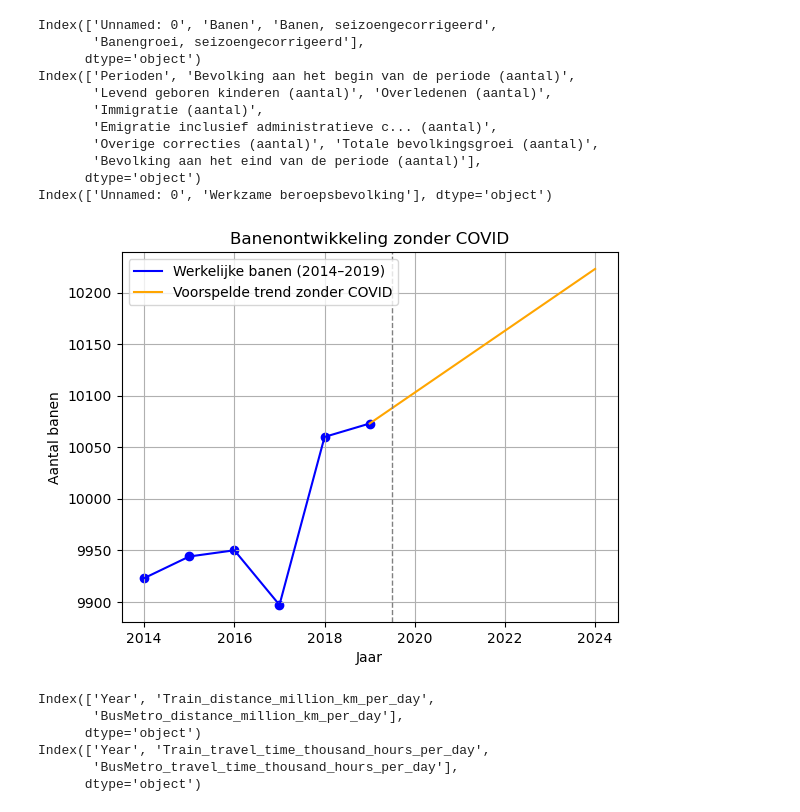
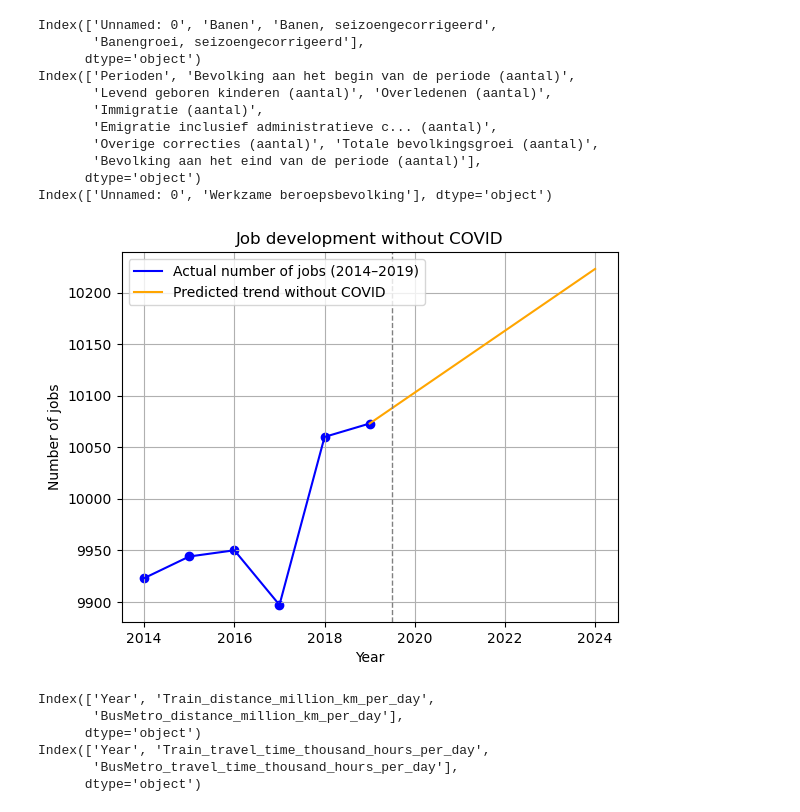
Before and after one commit to lotterus2003/groep24, a Jupyter notebook: subquestion 2/subq 2 py.ipynb, the cells around one changed output. Drawn from its saved outputs; the diff is of its cells as text; code cells hidden in the pictures.

```diff
--- a/subquestion 2/subq 2 py.ipynb
+++ b/subquestion 2/subq 2 py.ipynb
@@ -71,7 +71,7 @@ laatste_banen = recent_years.loc[recent_years["Jaar"] == laatste_jaar, "Banen"].
 toekomstige_jaren = range(2020, 2025)
 toekomstige_banen = [laatste_banen + groei_per_jaar * (jaar - laatste_jaar) for jaar in toekomstige_jaren]
 
-voorspelde_jaren = [2019] + list(toekomstige_jaren)
+voorspelde_jaren = [laatste_jaar] + list(toekomstige_jaren)
 voorspelde_banen = [laatste_banen] + toekomstige_banen
 
 banen_extrapolatie = pd.DataFrame({
@@ -85,39 +85,39 @@ banen_compleet = pd.concat([
     recent_years[["Jaar", "Banen"]].rename(columns={"Banen": "Banen_voorspeld"}),
     banen_extrapolatie
 ])
 
 plt.plot(
     recent_years["Jaar"],
     recent_years["Banen"],
-    label="Werkelijke banen (2014–2019)",
+    label="Actual number of jobs (2014–2019)",
     color="blue"
 )
 plt.scatter(
     recent_years["Jaar"],
     recent_years["Banen"],
     color="blue"
 )
 
 # Oranje lijn: voorspelde banen (2020–2024), zonder punten
 plt.plot(
     banen_extrapolatie["Jaar"],
     banen_extrapolatie["Banen_voorspeld"],
-    label="Voorspelde trend zonder COVID",
+    label="Predicted trend without COVID",
     color="orange"
 )
 
 # Verticale stippellijn bij overgang
 plt.axvline(x=2019.5, color="gray", linestyle="--", linewidth=1)
 
 # Labels en layout
-plt.xlabel("Jaar")
-plt.ylabel("Aantal banen")
-plt.title("Banenontwikkeling zonder COVID")
+plt.xlabel("Year")
+plt.ylabel("Number of jobs")
+plt.title("Job development without COVID")
 plt.legend()
 plt.grid(True)
 plt.show()
 # %% [output]
-[figure, old version]
+[figure, new version]
 # %%
 pt_bestanden = {
     "PTbefore_TotalDistance.csv": "pt_distance_df",
```
Also changed, not shown: parts of 2 cells of this notebook.
